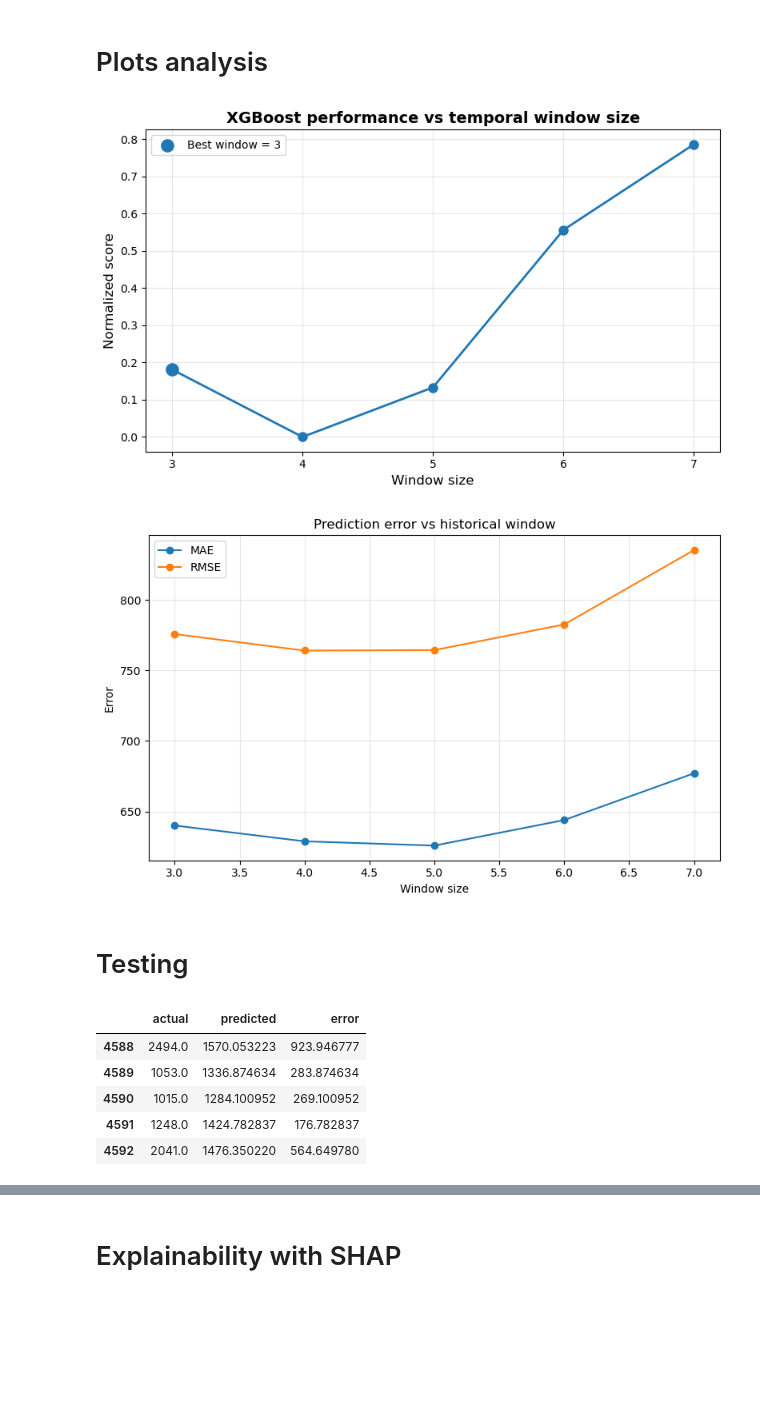
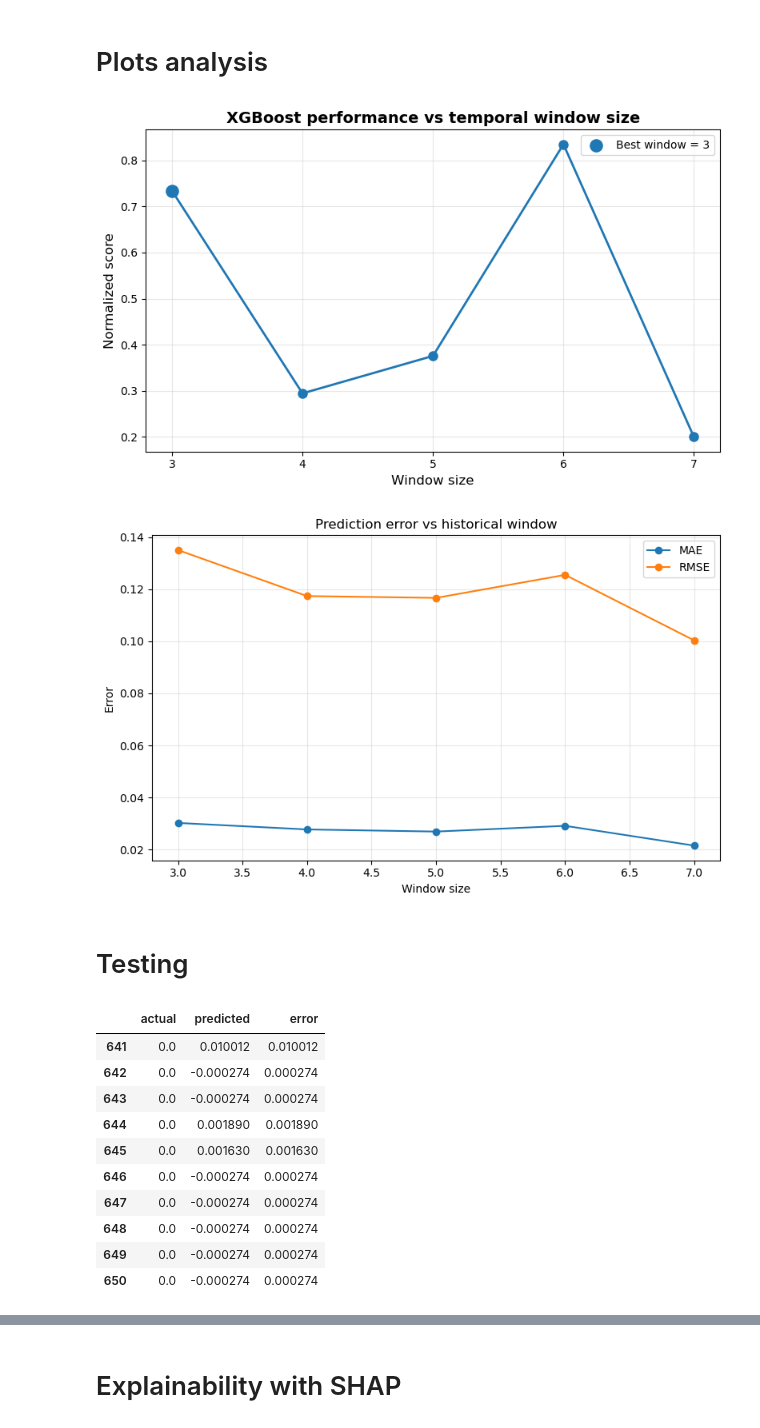
Before and after one commit to GianlucaPanzani/FantacalcioApp26-27, a Jupyter notebook: src/xgboost_predictor.ipynb, the cells around one changed output, grey strips where cells are left out. Drawn from its saved outputs; the diff is of its cells as text; code cells hidden in the pictures; blank space fills up the shorter version.

```diff
--- a/src/xgboost_predictor.ipynb
+++ b/src/xgboost_predictor.ipynb
@@ -70,6 +70,13 @@ numerical_cols = [
     "wins_per90",
     "draws_per90",
     "losses_per90",
+
+    "clean_sheets_per90",
+    "clean_sheet_pct",
+    "penalties_saved_per90",
+    "goals_against_per90",
+    "saves_per90",
+    "save_pct",
 ]
 
 to_drop_cols = [
@@ -92,20 +99,14 @@ to_drop_cols = [
     "FVM",
     "FVM M",
 
-    # We don't want to predict golkeepers
-    "clean_sheets_per90",
-    "clean_sheet_pct",
-    "penalties_saved_per90",
-    "goals_against_per90",
-    "saves_per90",
-    "save_pct",
-
     # To be handled/transformed
     "team",
     "competition", # one-hot
     "nationality",
     "position" # one-hot
 ]
+
+target_feature = "goals_against_per90"
 # %%
 df = df.copy()
 
@@ -310,7 +311,7 @@ plt.legend()
 plt.tight_layout()
 plt.show()
 # %% [output]
-[figure, old version]
+[figure, new version]
 # %%
 fig, ax = plt.subplots(figsize=(8,5))
 
@@ -327,31 +328,36 @@ ax.legend()
 plt.tight_layout()
 plt.show()
 # %% [output]
-[figure, old version]
+[figure, new version]
 # %% [markdown]
 # Testing
 # %%
 best_predictor = predictors[best_window][0]
 X_train = predictors[best_window][1]
 y_train = predictors[best_window][2]
 X_test = predictors[best_window][3]
 y_test = predictors[best_window][4]
 
 y_pred = best_predictor.predict(X_test)
 
 test_results_df = pd.DataFrame({
     "actual": y_test,
     "predicted": y_pred,
     "error": abs(y_test - y_pred)
 })
-test_results_df.head()
+test_results_df.head(10)
 # %% [output]
 |  | actual | predicted | error |
-| 4588 | 2494.0 | 1570.053223 | 923.946777 |
-| 4589 | 1053.0 | 1336.874634 | 283.874634 |
-| 4590 | 1015.0 | 1284.100952 | 269.100952 |
-| 4591 | 1248.0 | 1424.782837 | 176.782837 |
-| 4592 | 2041.0 | 1476.350220 | 564.649780 |
+| 641 | 0.0 | 0.010012 | 0.010012 |
+| 642 | 0.0 | -0.000274 | 0.000274 |
+| 643 | 0.0 | -0.000274 | 0.000274 |
+| 644 | 0.0 | 0.001890 | 0.001890 |
+| 645 | 0.0 | 0.001630 | 0.001630 |
+| 646 | 0.0 | -0.000274 | 0.000274 |
+| 647 | 0.0 | -0.000274 | 0.000274 |
+| 648 | 0.0 | -0.000274 | 0.000274 |
+| 649 | 0.0 | -0.000274 | 0.000274 |
+| 650 | 0.0 | -0.000274 | 0.000274 |
 # %%
 plt.scatter(
     y_test,
```
Also changed, not shown: parts of 9 cells of this notebook, 7 other files.
